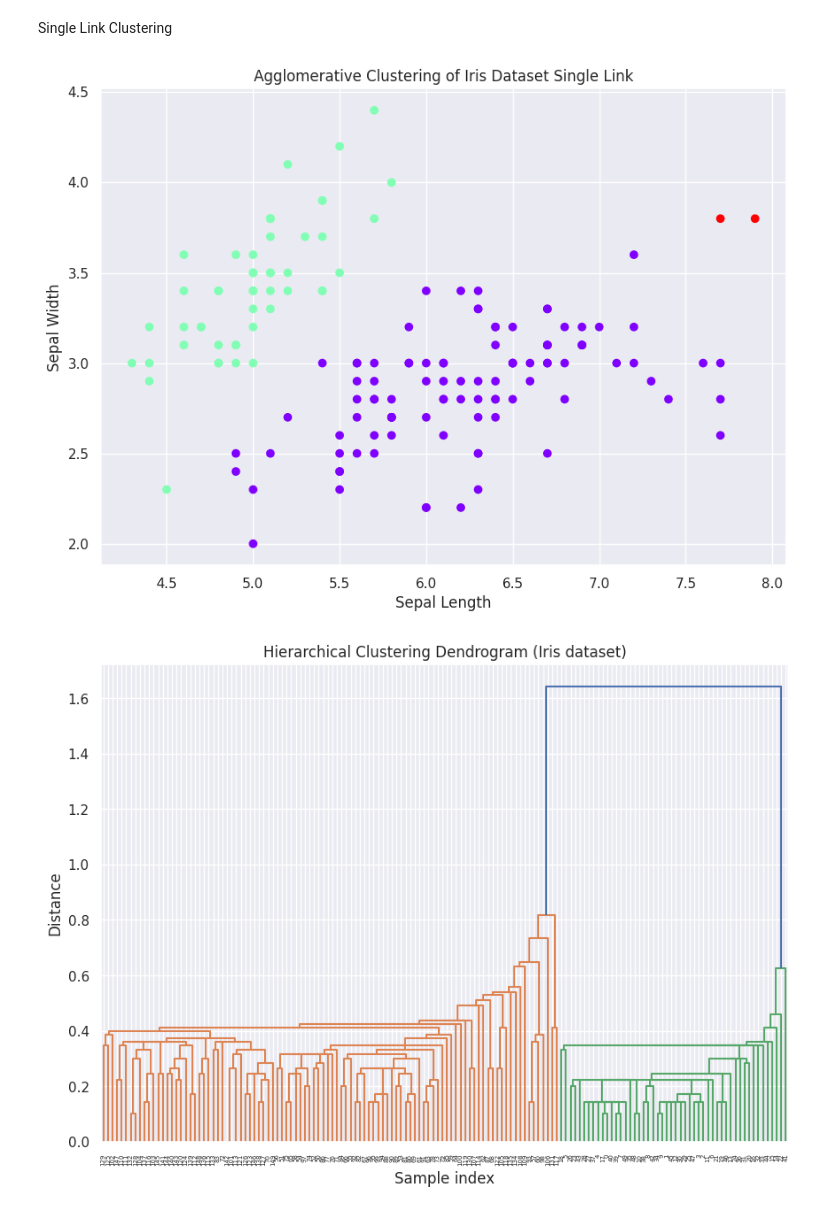
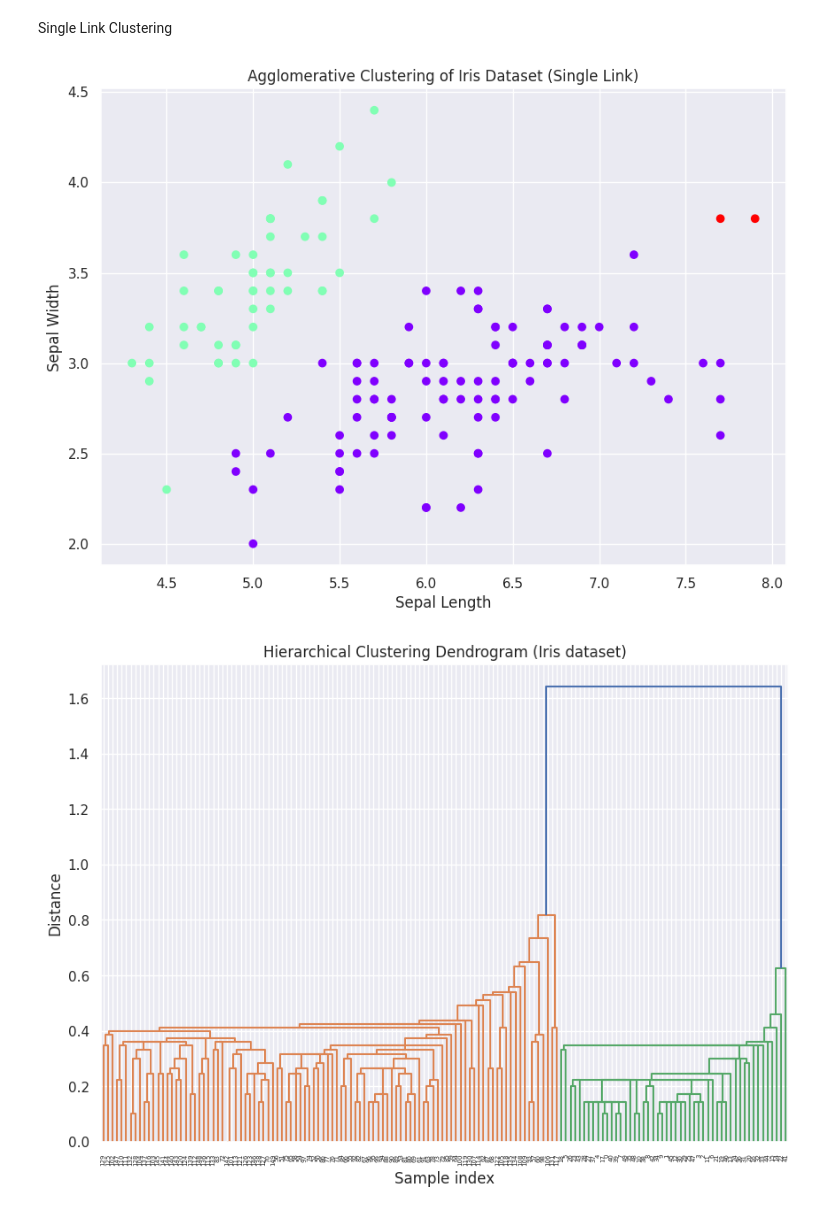
Before and after one commit to neel26desai/cmpe255_clustering, a Jupyter notebook: HierarchicalClusteringipynb.ipynb, the cells around one changed output. Saved outputs shown, nothing was run; the diff lists cells and outputs as text; code cells hidden in the pictures.

```diff
--- a/HierarchicalClusteringipynb.ipynb
+++ b/HierarchicalClusteringipynb.ipynb
@@ -26,18 +28,18 @@ Single Link Clustering
 # %%
 # Apply Agglomerative Clustering
 # Let's assume we want to create 3 clusters (as we know Iris has 3 species)
 agg_clustering = AgglomerativeClustering(n_clusters=3, affinity='euclidean', linkage='single')
 clusters = agg_clustering.fit_predict(iris)
 
 # Plotting
 plt.figure(figsize=(10, 7))
 plt.scatter(iris.iloc[:, 0], iris.iloc[:, 1], c=clusters, cmap='rainbow')
-plt.title('Agglomerative Clustering of Iris Dataset Single Link')
+plt.title('Agglomerative Clustering of Iris Dataset (Single Link)')
 plt.xlabel('Sepal Length')
 plt.ylabel('Sepal Width')
 plt.show()
 # %% [output]
-[figure, old version]
+[figure, new version]
 # %%
 # Hierarchical Clustering
 linked = linkage(iris, method='single')
```
Also changed, not shown: parts of 8 cells of this notebook.
